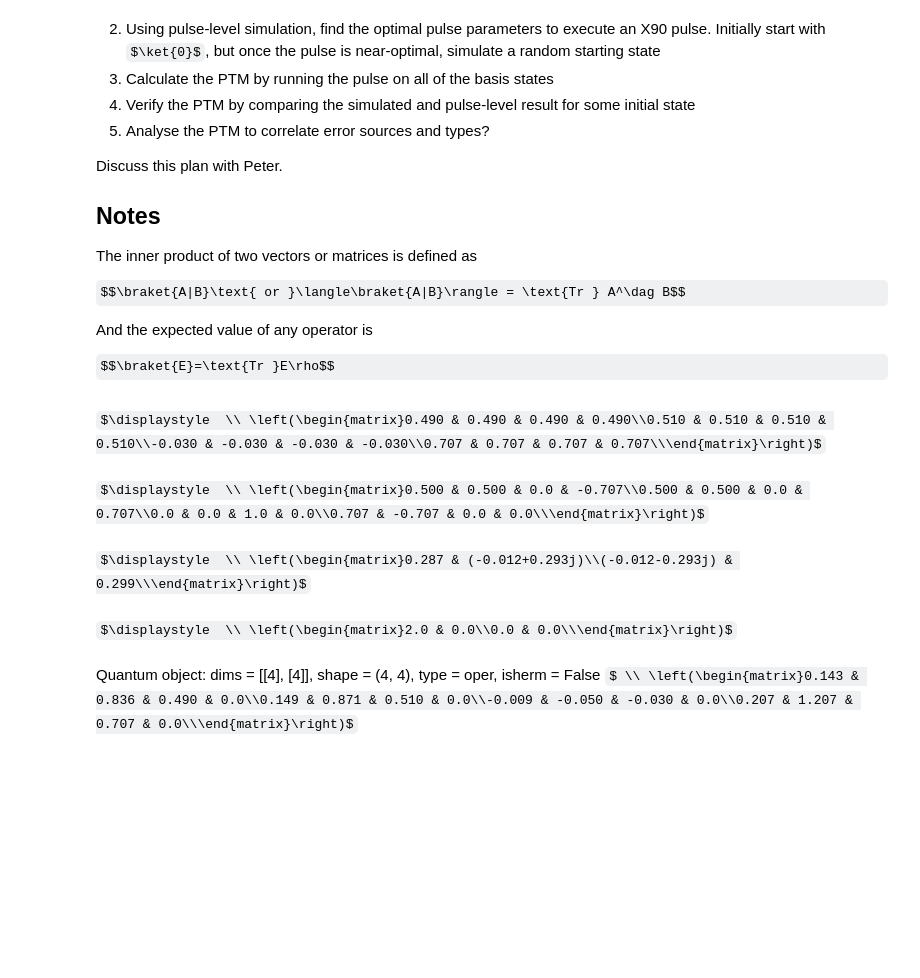
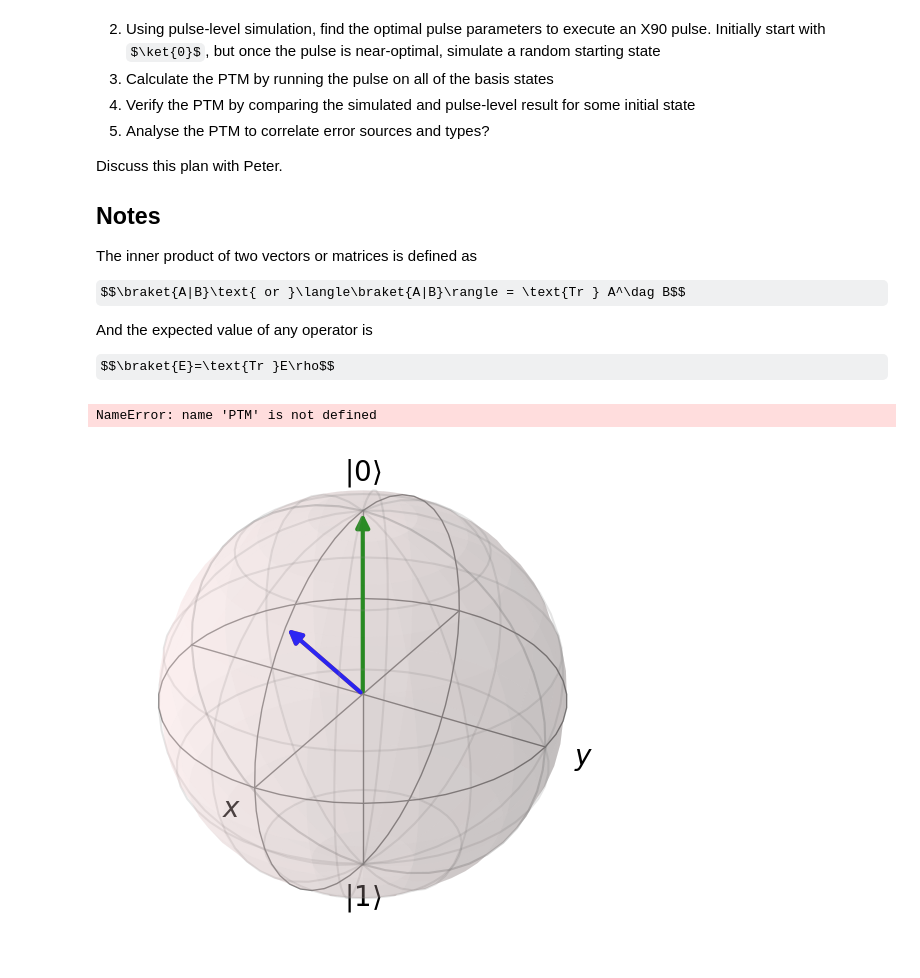
Before and after one commit to manavbabel/Transmon-Simulation, a Jupyter notebook: Superoperator formalism test.ipynb, the cells around one changed output. Drawn from its saved outputs; the diff is of its cells as text; code cells hidden in the pictures; some formulas as TeX source; blank space fills up the shorter version.

```diff
--- a/Superoperator formalism test.ipynb
+++ b/Superoperator formalism test.ipynb
@@ -129,38 +145,68 @@ def run_pulse(state):
 # %%
 # calculate the observed PTM using Λ(P) for each P in the basis
-PTM = Qobj([[np.trace(i*run_pulse(j)) for j in P] for i in P])
-
-# calculate the ideal PTM
-PTM_ideal = Qobj([[np.trace(i*run_circuit(j)) for j in P] for i in P])
-
+PTM = Qobj([[np.trace(i.dag()*run_pulse(j)) for j in P] for i in P])
 disp(PTM)
-disp(PTM_ideal)
-# %% [output]
-$\displaystyle  \\ \left(\begin{matrix}0.490 & 0.490 & 0.490 & 0.490\\0.510 & 0.510 & 0.510 & 0.510\\-0.030 & -0.030 & -0.030 & -0.030\\0.707 & 0.707 & 0.707 & 0.707\\\end{matrix}\right)$
-$\displaystyle  \\ \left(\begin{matrix}0.500 & 0.500 & 0.0 & -0.707\\0.500 & 0.500 & 0.0 & 0.707\\0.0 & 0.0 & 1.0 & 0.0\\0.707 & -0.707 & 0.0 & 0.0\\\end{matrix}\right)$
 # %%
 # define the helpers for simulating the circuit on a general state
 
 def to_vec(ρ):
-    return Qobj([[np.trace(i*ρ) for i in P]]).trans() #to convert to column
+    return Qobj([[np.trace(truncate(i)*ρ) for i in P]]).trans() #to convert to column
 
 def to_oper(vec):
     return sum([vec.full()[i][0] * P[i] for i in range(vec.dims[0][0])])
+
+def apply_PTM(state, PTM):
+    if state.isket:
+        state = ket2dm(state)
+
+    return to_oper(PTM*to_vec(state))
+
+def run_Zθ(init, θ):
+    d = init.dims[0][0]
+    init = truncate(init)
+    qc = circuit.QubitCircuit(1)
+    qc.add_gate("RZ", targets=0, arg_value=θ)
+    return expand(qc.run(init), d)
+
+def PTM_for_Zθ(θ):
+
+    return Qobj([[np.trace(i.dag()*run_Zθ(j, θ)) for j in P] for i in P])
+
+# calculate the ideal PTM
+def ideal_PTM(gate):
+    return Qobj([[np.trace(i.dag()*run_circuit(j, gate)) for j in P] for i in P])
 # %%
-init = basis(2,0)+1j*basis(2,1)
+init = (basis(2,0)+1j*basis(2,1)).unit()
 
 # predicted result using PTM
-predicted = to_oper(PTM*to_vec(ket2dm(init)))
+predicted = apply_PTM(init, PTM)
 # actual result from pulse
 actual = ket2dm(run_circuit(init))
 
-disp(predicted)
+disp(truncate(predicted))
 disp(actual)
+
+plot_bloch([truncate(actual)])
 # %% [output]
-$\displaystyle  \\ \left(\begin{matrix}0.287 & (-0.012+0.293j)\\(-0.012-0.293j) & 0.299\\\end{matrix}\right)$
-$\displaystyle  \\ \left(\begin{matrix}2.0 & 0.0\\0.0 & 0.0\\\end{matrix}\right)$
+NameError: name 'PTM' is not defined
+# %%
+g = "Y45"
+
+Y45_PTM = ideal_PTM(g)
+X90_PTM = ideal_PTM("X90")
+
+θ, φ, λ, _ = decompose_gate(U(gate_angles[g]))
+
+decomposed_PTM = PTM_for_Zθ(φ-np.pi/2) * X90_PTM * PTM_for_Zθ(np.pi-θ) * X90_PTM * PTM_for_Zθ(λ-np.pi/2)
+# %%
+init = basis(2,0)
+
+way_1 = truncate(apply_PTM(init, Y45_PTM))
+way_2 = truncate(apply_PTM(init, decomposed_PTM))
+# step_X_Z90 = truncate(apply_PTM(step_X90, Z90))
+plot_bloch([init, way_1, way_2])
+# %% [output]
+[figure, added]
 # %%
 error_gate = PTM * PTM_ideal.inv()
-error_gate
+np.eye(error_gate.dims[0][0]) - error_gate
-# %% [output]
-Quantum object: dims = [[4], [4]], shape = (4, 4), type = oper, isherm = False $ \\ \left(\begin{matrix}0.143 & 0.836 & 0.490 & 0.0\\0.149 & 0.871 & 0.510 & 0.0\\-0.009 & -0.050 & -0.030 & 0.0\\0.207 & 1.207 & 0.707 & 0.0\\\end{matrix}\right)$
```
Also changed, not shown: parts of 3 cells of this notebook, 2 other files.
